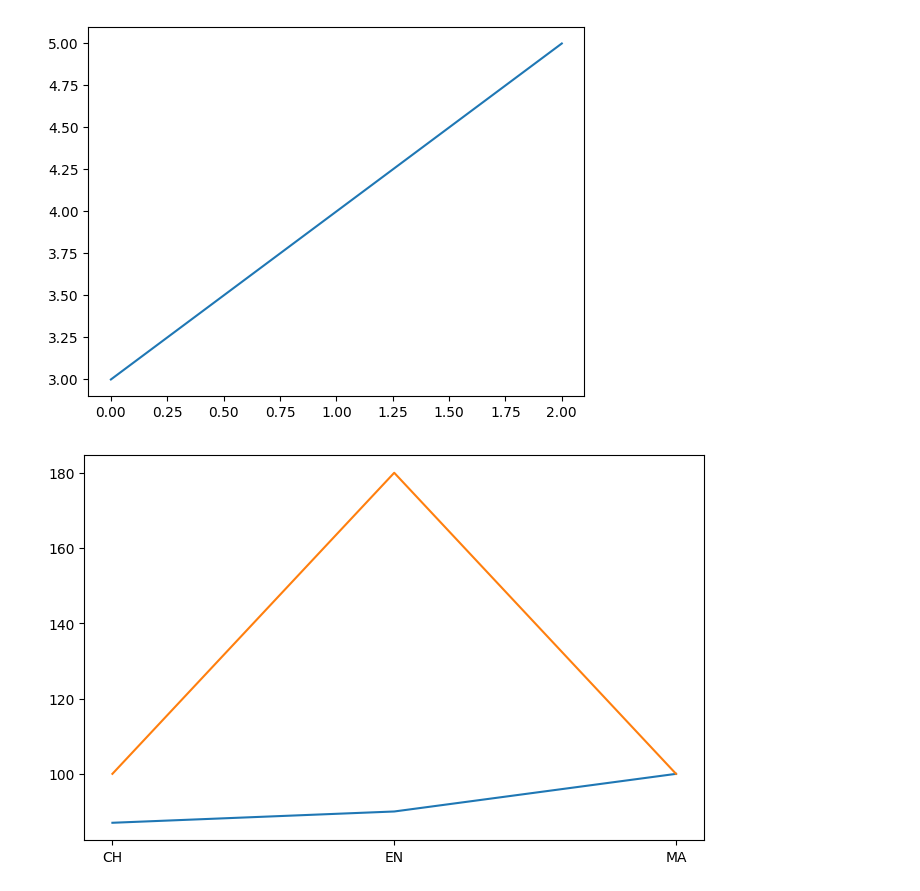
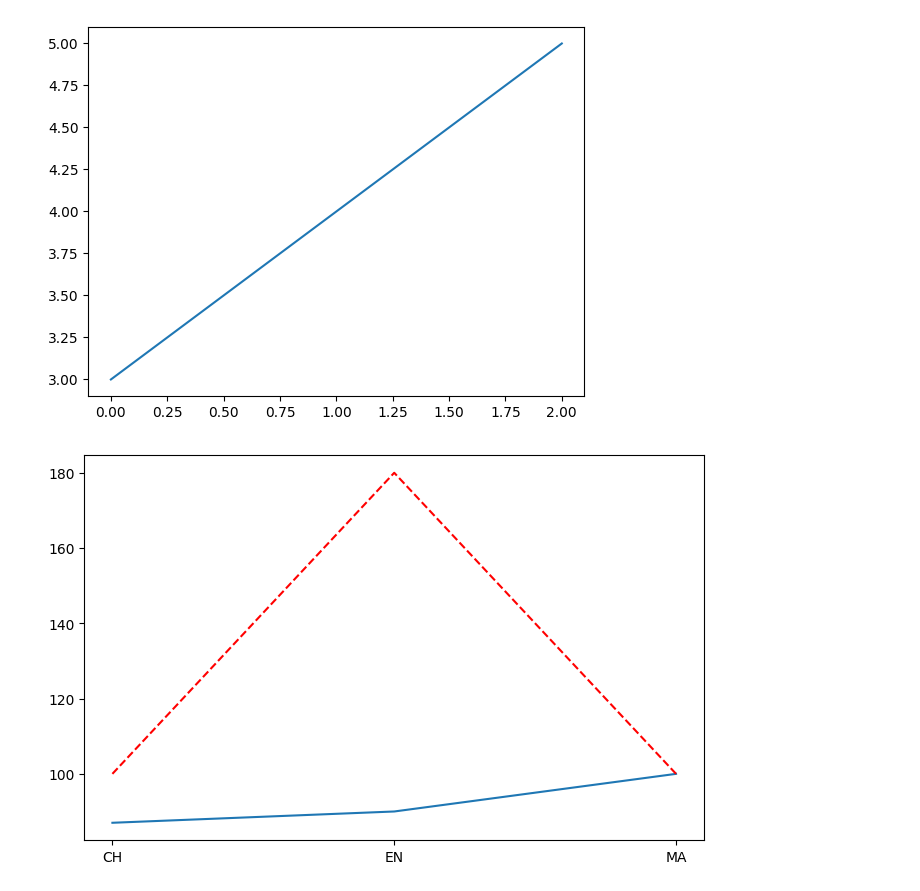
Before and after one commit to ahaing/CL_0729, a Jupyter notebook: Lec002.ipynb, the cells around one changed output. Saved outputs shown, nothing was run; the diff lists cells and outputs as text; code cells hidden in the pictures.

Commit message:
linestyle

```diff
--- a/Lec002.ipynb
+++ b/Lec002.ipynb
@@ -29,8 +29,10 @@ value2=list(student2.values())
 # %%
 figure = plt.figure(figsize=(8.0,5.0))
 ax = figure.add_subplot()
 ax.plot(subjects, value1)
-ax.plot(subjects, value2)
+ax.plot(subjects, value2, 'r',linestyle='dashed') # set_linestyle(ls) # ':' or 'dotted'=>' r:'
+
 plt.show() #google matplotlib.axes.subplot(?)
+# matplotlib.axes.Axes.plot
 # %% [output]
-[figure, old version]
+[figure, new version]
```
